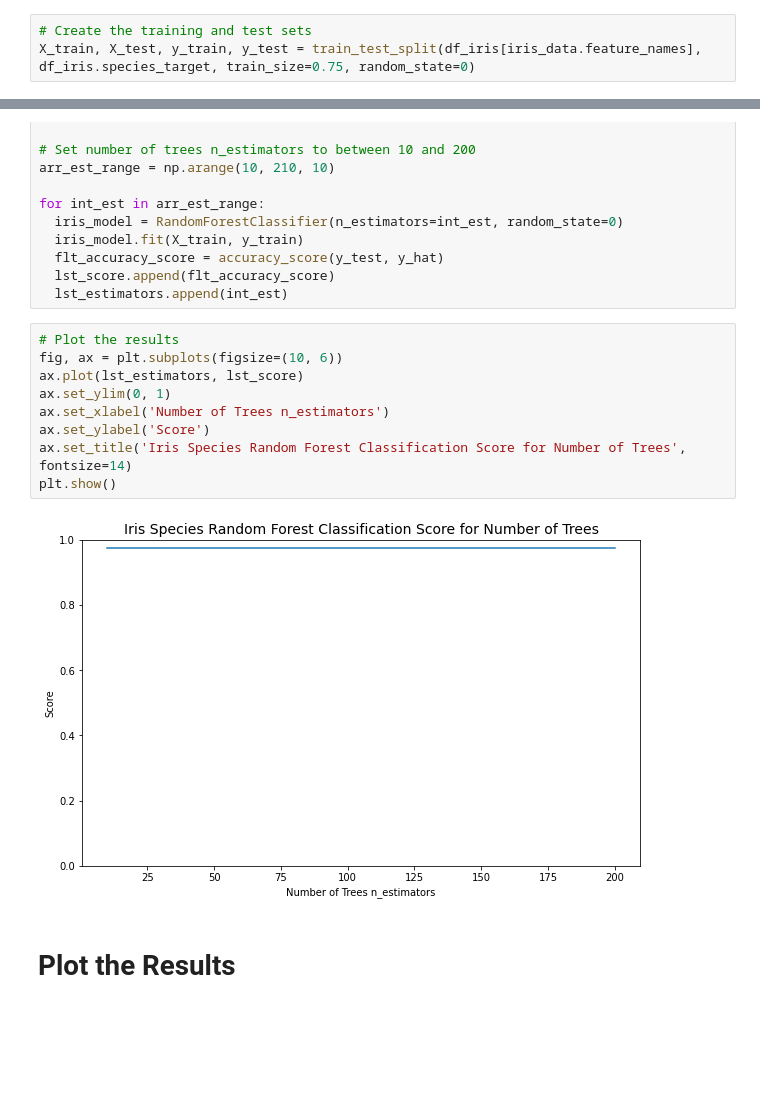
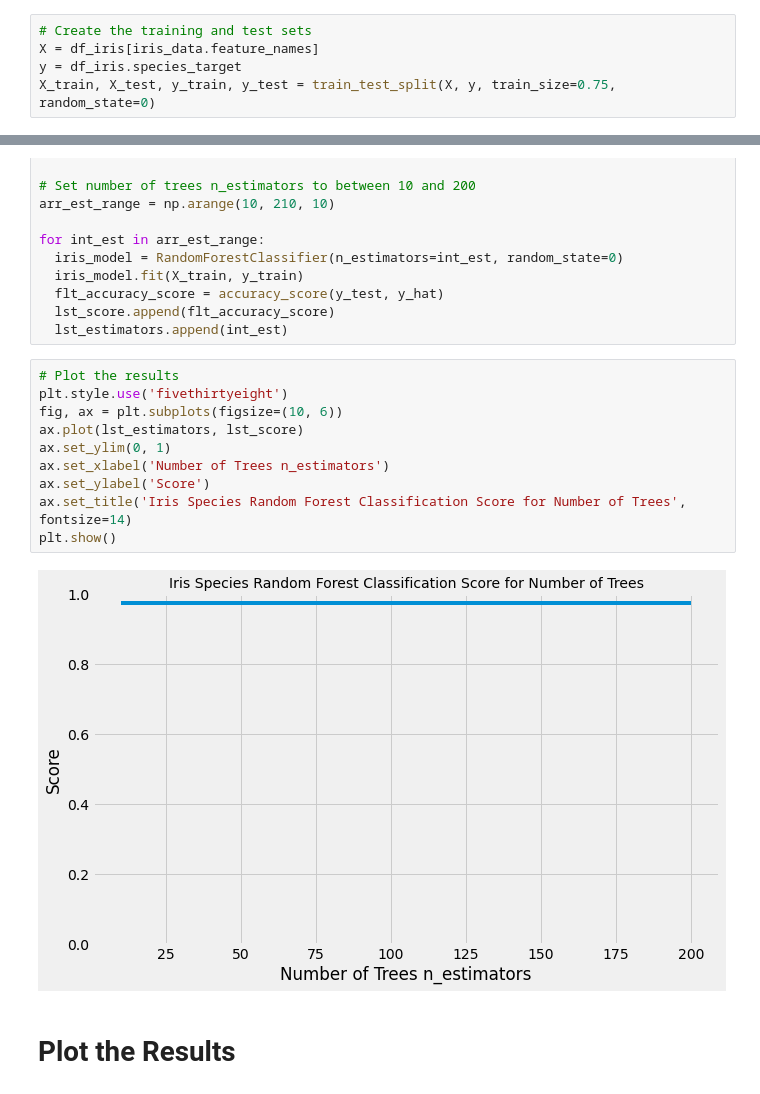
Before and after one commit to burrittresearch/iris-flower-classification-in-python, a Jupyter notebook: iris_flower_classification_in_python.ipynb, the cells around one changed output, grey strips where cells are left out. Saved outputs shown, nothing was run; the diff lists cells and outputs as text; blank space fills up the shorter version.

```diff
--- a/iris_flower_classification_in_python.ipynb
+++ b/iris_flower_classification_in_python.ipynb
@@ -137,7 +137,9 @@ plt.show()
 [figure]
 # %%
 # Create the training and test sets
-X_train, X_test, y_train, y_test = train_test_split(df_iris[iris_data.feature_names], df_iris.species_target, train_size=0.75, random_state=0)
+X = df_iris[iris_data.feature_names]
+y = df_iris.species_target
+X_train, X_test, y_train, y_test = train_test_split(X, y, train_size=0.75, random_state=0)
 # %%
 # Create the model using random forest classifier
 iris_model = RandomForestClassifier()
@@ -300,15 +302,16 @@ for int_est in arr_est_range:
   lst_estimators.append(int_est)
 # %%
 # Plot the results
+plt.style.use('fivethirtyeight')
 fig, ax = plt.subplots(figsize=(10, 6))
 ax.plot(lst_estimators, lst_score)
 ax.set_ylim(0, 1)
 ax.set_xlabel('Number of Trees n_estimators')
 ax.set_ylabel('Score')
 ax.set_title('Iris Species Random Forest Classification Score for Number of Trees', fontsize=14)
 plt.show()
 # %% [output]
-[figure, old version]
+[figure, new version]
 # %% [markdown]
 # Plot the Results
 # %%
```
Also changed, not shown: parts of 2 cells of this notebook.
